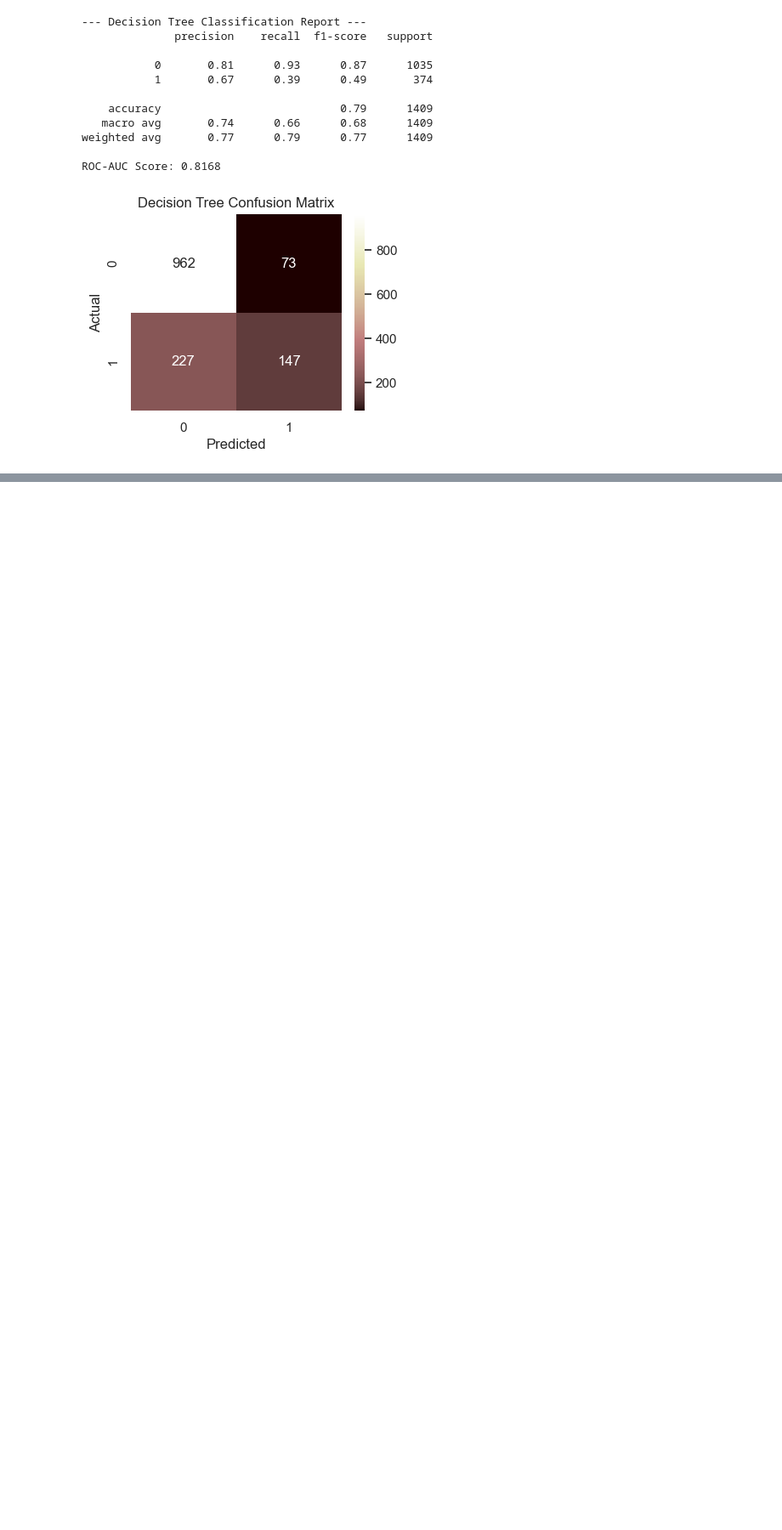
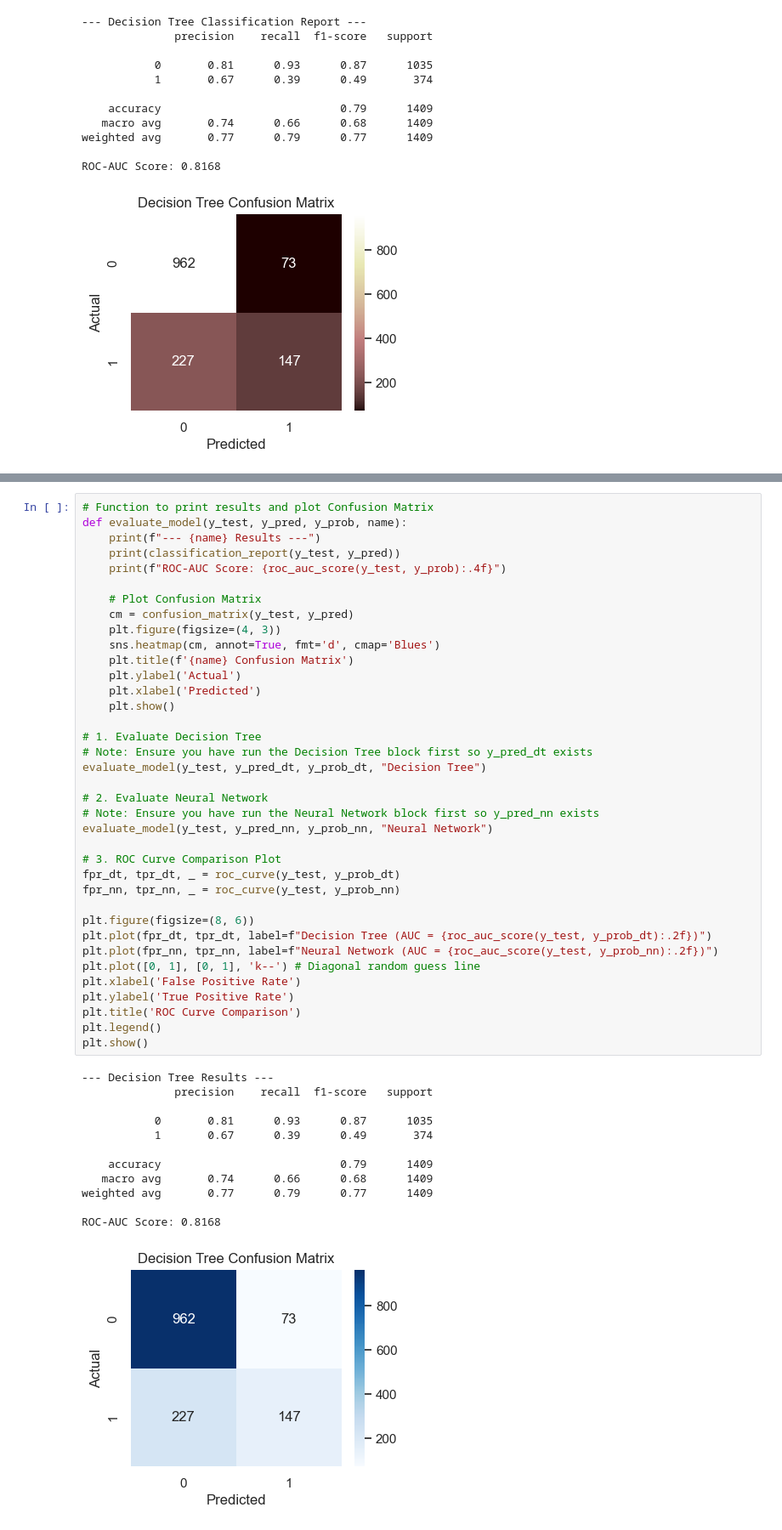
Before and after one commit to Damithu04/Telco-Customer-Churn, a Jupyter notebook: Telco-customer-churn.ipynb, the cells around one changed output, grey strips where cells are left out. Shown at 85% size. Cells and saved outputs as stored; diff of their text form; blank space fills up the shorter version.

```diff
--- a/Telco-customer-churn.ipynb
+++ b/Telco-customer-churn.ipynb
@@ -261,0 +383,50 @@ ROC-AUC Score: 0.8168
+# %%
+# Function to print results and plot Confusion Matrix
+def evaluate_model(y_test, y_pred, y_prob, name):
+    print(f"--- {name} Results ---")
+    print(classification_report(y_test, y_pred))
+    print(f"ROC-AUC Score: {roc_auc_score(y_test, y_prob):.4f}")
+
+    # Plot Confusion Matrix
+    cm = confusion_matrix(y_test, y_pred)
+    plt.figure(figsize=(4, 3))
+    sns.heatmap(cm, annot=True, fmt='d', cmap='Blues')
+    plt.title(f'{name} Confusion Matrix')
+    plt.ylabel('Actual')
+    plt.xlabel('Predicted')
+    plt.show()
+
+# 1. Evaluate Decision Tree
+# Note: Ensure you have run the Decision Tree block first so y_pred_dt exists
+evaluate_model(y_test, y_pred_dt, y_prob_dt, "Decision Tree")
+
+# 2. Evaluate Neural Network
+# Note: Ensure you have run the Neural Network block first so y_pred_nn exists
+evaluate_model(y_test, y_pred_nn, y_prob_nn, "Neural Network")
+
+# 3. ROC Curve Comparison Plot
+fpr_dt, tpr_dt, _ = roc_curve(y_test, y_prob_dt)
+fpr_nn, tpr_nn, _ = roc_curve(y_test, y_prob_nn)
+
+plt.figure(figsize=(8, 6))
+plt.plot(fpr_dt, tpr_dt, label=f"Decision Tree (AUC = {roc_auc_score(y_test, y_prob_dt):.2f})")
+plt.plot(fpr_nn, tpr_nn, label=f"Neural Network (AUC = {roc_auc_score(y_test, y_prob_nn):.2f})")
+plt.plot([0, 1], [0, 1], 'k--') # Diagonal random guess line
+plt.xlabel('False Positive Rate')
+plt.ylabel('True Positive Rate')
+plt.title('ROC Curve Comparison')
+plt.legend()
+plt.show()
+# %% [output]
+--- Decision Tree Results ---
+              precision    recall  f1-score   support
+
+           0       0.81      0.93      0.87      1035
+           1       0.67      0.39      0.49       374
+
+    accuracy                           0.79      1409
+   macro avg       0.74      0.66      0.68      1409
+weighted avg       0.77      0.79      0.77      1409
+
+ROC-AUC Score: 0.8168
+[figure, added]
```
Also changed, not shown: parts of 9 cells of this notebook.
